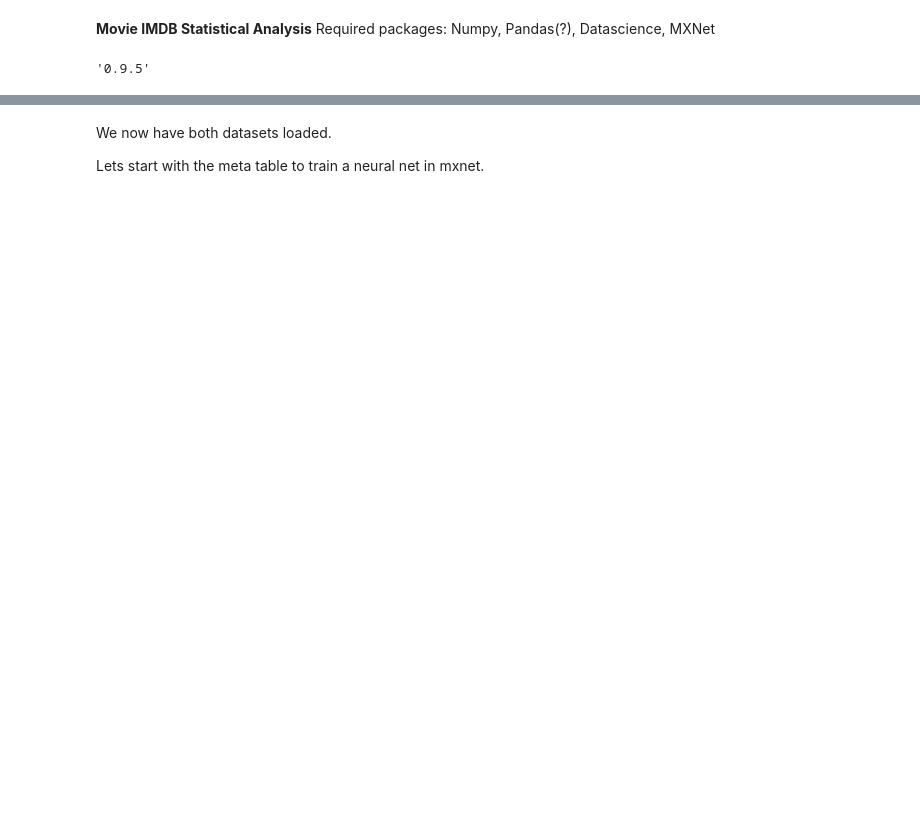
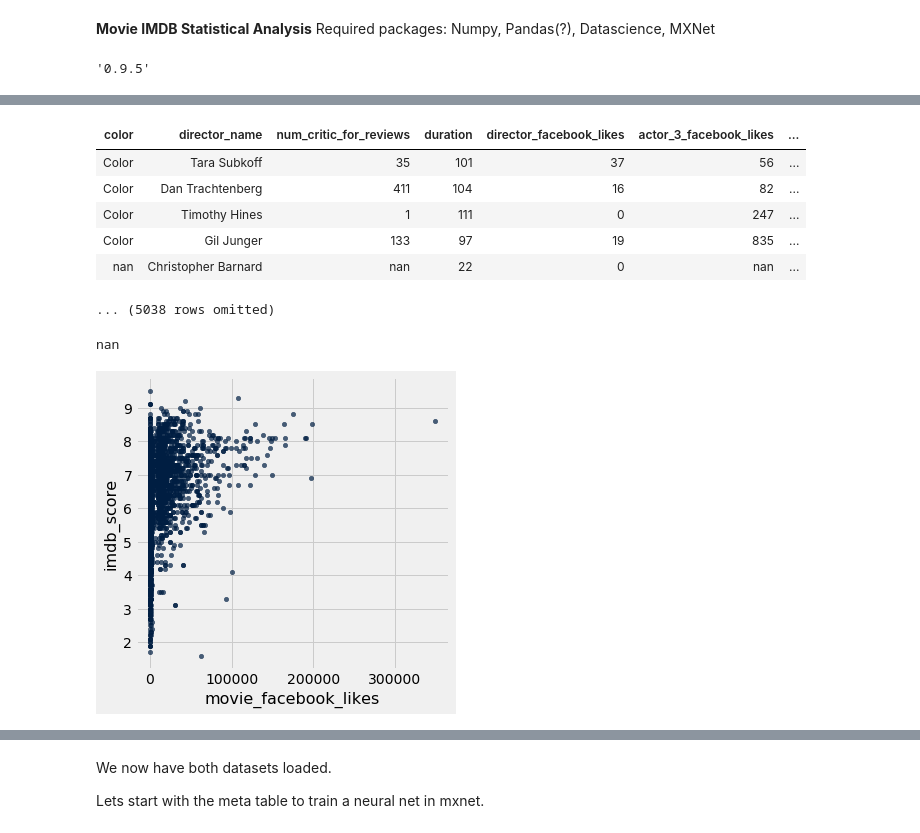
Before and after one commit to azahed98/IMDB-Movie-Aanalysis, a Jupyter notebook: movie test.ipynb, the cells around one changed output, grey strips where cells are left out. Drawn from its saved outputs; the diff is of its cells as text; code cells hidden in the pictures; blank space fills up the shorter version.

```diff
--- a/movie test.ipynb
+++ b/movie test.ipynb
@@ -53,0 +25,23 @@ imdb
+# %%
+meta = Table().read_table('movie_metadata.csv')
+meta.sort('movie_title').show(5)
+
+def getR(table, col1, col2):
+    table.scatter(col1, col2)
+    table = table.where(col1, lambda x: isinstance(x, (int, float))).where(col2, lambda x: isinstance(x, (int, float)))
+    stand1 = (table.column(col1)-np.mean(table.column(col1)))/np.std(table.column(col1))
+    stand2 = (table.column(col2)-np.mean(table.column(col2)))/np.std(table.column(col2))
+    r = np.mean(stand1*stand2)
+    return r
+#print(getR(meta.sort('budget').take(np.arange(meta.num_rows-1000)), 'budget', 'imdb_score'))
+print(getR(meta, 'movie_facebook_likes', 'imdb_score'))
+# %% [output]
+| color | director_name | num_critic_for_reviews | duration | director_facebook_likes | actor_3_facebook_likes | ... |
+| Color | Tara Subkoff | 35 | 101 | 37 | 56 | ... |
+| Color | Dan Trachtenberg | 411 | 104 | 16 | 82 | ... |
+| Color | Timothy Hines | 1 | 111 | 0 | 247 | ... |
+| Color | Gil Junger | 133 | 97 | 19 | 835 | ... |
+| nan | Christopher Barnard | nan | 22 | 0 | nan | ... |
+... (5038 rows omitted)
+nan
+[figure, added]
```
Also changed, not shown: parts of 4 cells of this notebook, 25 other files.
